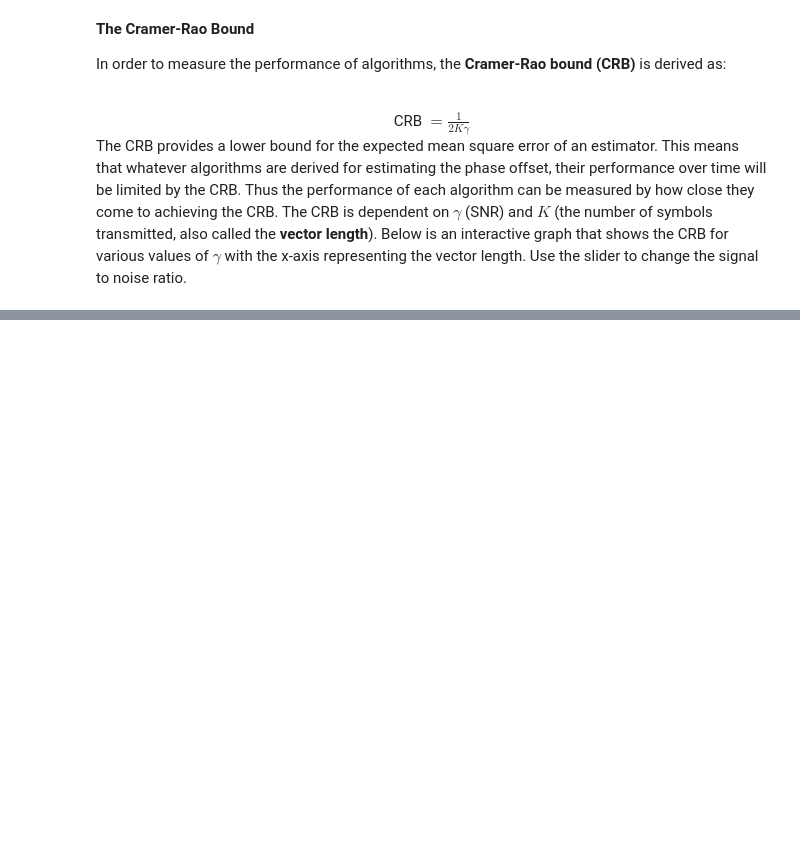
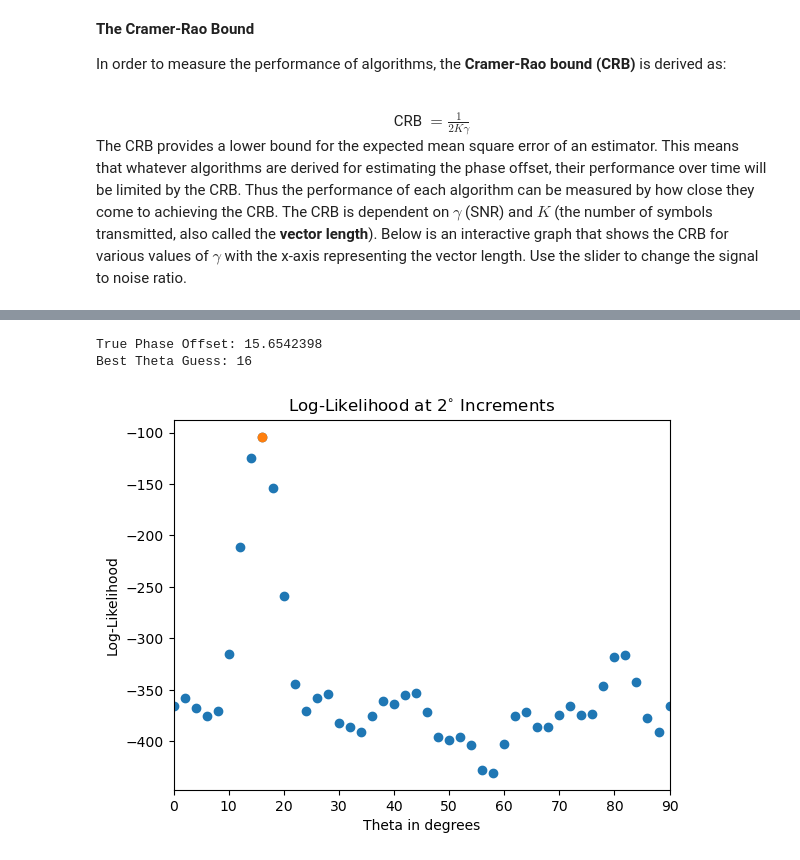
Before and after one commit to MrBubb1es/QAM-Thesis, a Jupyter notebook: QAM_Thesis.ipynb, the cells around one changed output, grey strips where cells are left out. Cells and saved outputs as stored; diff of their text form; code cells hidden in the pictures; blank space fills up the shorter version.

Commit message:
Introduced ML Estimator Section

```diff
--- a/QAM_Thesis.ipynb
+++ b/QAM_Thesis.ipynb
@@ -267,0 +308,10 @@ interactive(children=(FloatSlider(value=25.86, description='snr', max=33.0, min=
+# %%
+from thesisplots import graph_ml_estimator
+from thesislib import *
+import numpy as np
+
+graph_ml_estimator()
+# %% [output]
+True Phase Offset: 15.6542398
+Best Theta Guess: 16
+[figure, added]
```
Also changed, not shown: parts of 11 cells of this notebook, 6 other files.
